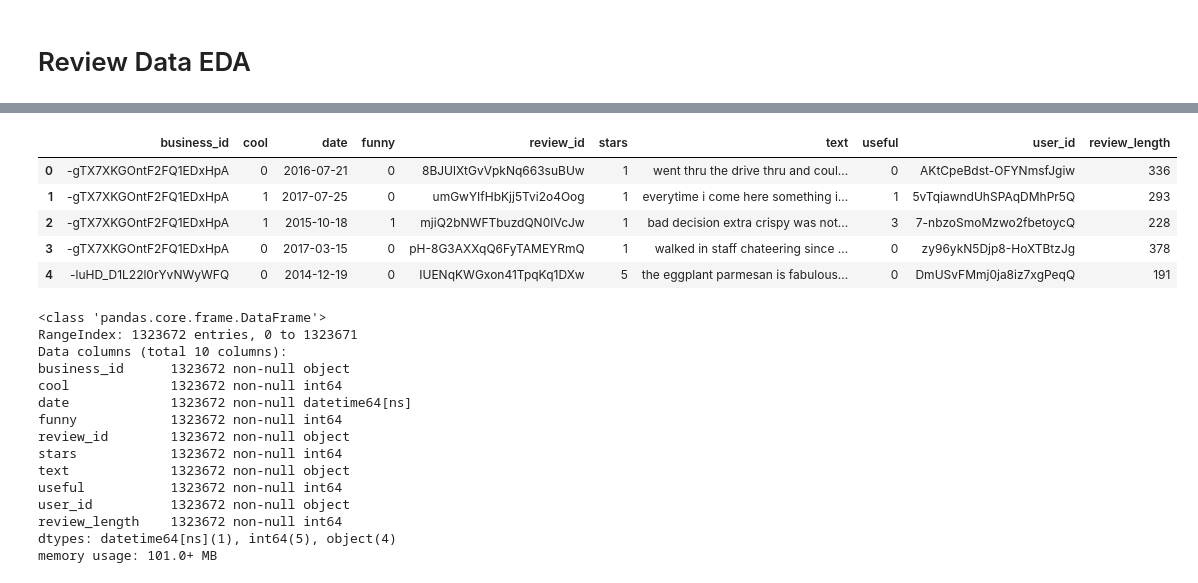
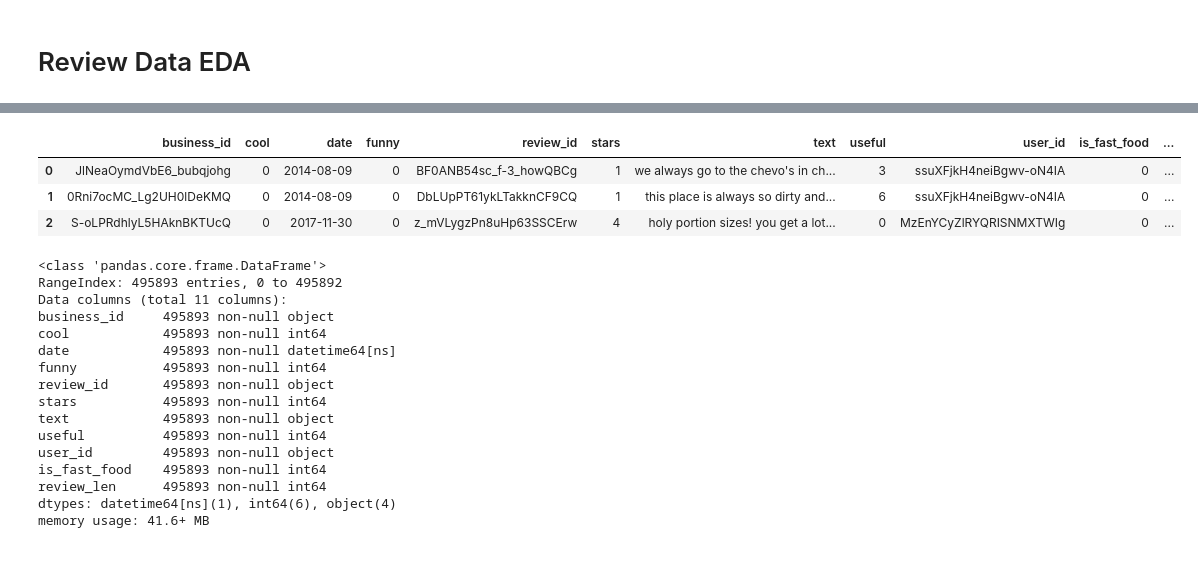
Before and after one commit to samgutentag/yelpsubtopics, a Jupyter notebook: DataExploration/EDA_02_Review_Data.ipynb, the cells around one changed output, grey strips where cells are left out. Drawn from its saved outputs; the diff is of its cells as text; code cells hidden in the pictures.

Commit message:
data exploration and document updates

```diff
--- a/DataExploration/EDA_02_Review_Data.ipynb
+++ b/DataExploration/EDA_02_Review_Data.ipynb
@@ -41,7 +34,7 @@ us_rest_bids = [x.strip() for x in us_rest_bids]
 time_marker(text='Loading Review Data...')
 
 reviews = pd.DataFrame()
-file_path_slug = '../clean_data/reviews/*.csv'
+file_path_slug = '../clean_data/az_restaurant_reviews.csv'
 file_list = glob(file_path_slug)
 
 # Chunk Settings
@@ -55,11 +48,6 @@ for ii, file in enumerate(sorted(file_list)):
     # import file in chunks
     for jj, chunk in enumerate(pd.read_csv(file, chunksize=chunksize, iterator=True, index_col=0, parse_dates=['date'])):
 
-        # only consider reviews for businesses that are US Restaurants
-        chunk = chunk[chunk.business_id.isin(us_rest_bids)].copy()
-
-        # drop reviews with missing review text
-        chunk = chunk[(~chunk.text.isnull()) & (~chunk.user_id.isnull())].copy()
 
         # append chunk to chunks list
         chunks.append(chunk)
@@ -91,38 +67,38 @@ time_marker(text='Complete!')
+# %%
+reviews.dropna(how='any', inplace=True)
+reviews.reset_index(inplace=True, drop=True)
 # %%
+reviews['cool'] = reviews['cool'].astype('int')
+reviews['funny'] = reviews['funny'].astype('int')
+reviews['stars'] = reviews['stars'].astype('int')
+reviews['useful'] = reviews['useful'].astype('int')
+reviews['review_len'] = reviews['review_len'].astype('int')
+reviews['is_fast_food'] = reviews['is_fast_food'].astype('int')
+
 reviews['date'] = pd.to_datetime(reviews['date'])
-
-reviews['cool']             = reviews['cool'].astype(int)
-reviews['funny']            = reviews['funny'].astype(int)
-reviews['stars']            = reviews['stars'].astype(int)
-
-reviews['useful'].fillna(0, inplace=True)
-reviews['useful']           = reviews['useful'].astype(int)
-
-reviews['review_length']    = reviews['review_length'].astype(int)
 # %%
-reviews.head()
+reviews.head(3)
 # %% [output]
-|  | business_id | cool | date | funny | review_id | stars | text | useful | user_id | review_length |
-| 0 | -gTX7XKGOntF2FQ1EDxHpA | 0 | 2016-07-21 | 0 | 8BJUlXtGvVpkNq663suBUw | 1 | went thru the drive thru and coul... | 0 | AKtCpeBdst-OFYNmsfJgiw | 336 |
-| 1 | -gTX7XKGOntF2FQ1EDxHpA | 1 | 2017-07-25 | 0 | umGwYIfHbKjj5Tvi2o4Oog | 1 | everytime i come here something i... | 1 | 5vTqiawndUhSPAqDMhPr5Q | 293 |
-| 2 | -gTX7XKGOntF2FQ1EDxHpA | 1 | 2015-10-18 | 1 | mjiQ2bNWFTbuzdQN0IVcJw | 1 | bad decision extra crispy was not... | 3 | 7-nbzoSmoMzwo2fbetoycQ | 228 |
-| 3 | -gTX7XKGOntF2FQ1EDxHpA | 0 | 2017-03-15 | 0 | pH-8G3AXXqQ6FyTAMEYRmQ | 1 | walked in staff chateering since ... | 0 | zy96ykN5Djp8-HoXTBtzJg | 378 |
-| 4 | -luHD_D1L22l0rYvNWyWFQ | 0 | 2014-12-19 | 0 | IUENqKWGxon41TpqKq1DXw | 5 | the eggplant parmesan is fabulous... | 0 | DmUSvFMmj0ja8iz7xgPeqQ | 191 |
+|  | business_id | cool | date | funny | review_id | stars | text | useful | user_id | is_fast_food | ... |
+| 0 | JlNeaOymdVbE6_bubqjohg | 0 | 2014-08-09 | 0 | BF0ANB54sc_f-3_howQBCg | 1 | we always go to the chevo's in ch... | 3 | ssuXFjkH4neiBgwv-oN4IA | 0 | ... |
+| 1 | 0Rni7ocMC_Lg2UH0lDeKMQ | 0 | 2014-08-09 | 0 | DbLUpPT61ykLTakknCF9CQ | 1 | this place is always so dirty and... | 6 | ssuXFjkH4neiBgwv-oN4IA | 0 | ... |
+| 2 | S-oLPRdhlyL5HAknBKTUcQ | 0 | 2017-11-30 | 0 | z_mVLygzPn8uHp63SSCErw | 4 | holy portion sizes! you get a lot... | 0 | MzEnYCyZlRYQRISNMXTWIg | 0 | ... |
 # %%
 reviews.info()
 # %% [output]
 <class 'pandas.core.frame.DataFrame'>
-RangeIndex: 1323672 entries, 0 to 1323671
-Data columns (total 10 columns):
-business_id      1323672 non-null object
-cool             1323672 non-null int64
-date             1323672 non-null datetime64[ns]
-funny            1323672 non-null int64
-review_id        1323672 non-null object
-stars            1323672 non-null int64
-text             1323672 non-null object
-useful           1323672 non-null int64
-user_id          1323672 non-null object
-review_length    1323672 non-null int64
-dtypes: datetime64[ns](1), int64(5), object(4)
-memory usage: 101.0+ MB
+RangeIndex: 495893 entries, 0 to 495892
+Data columns (total 11 columns):
+business_id     495893 non-null object
+cool            495893 non-null int64
+date            495893 non-null datetime64[ns]
+funny           495893 non-null int64
+review_id       495893 non-null object
+stars           495893 non-null int64
+text            495893 non-null object
+useful          495893 non-null int64
+user_id         495893 non-null object
+is_fast_food    495893 non-null int64
+review_len      495893 non-null int64
+dtypes: datetime64[ns](1), int64(6), object(4)
+memory usage: 41.6+ MB
```
Also changed, not shown: parts of 37 cells of this notebook, 7 other files.
